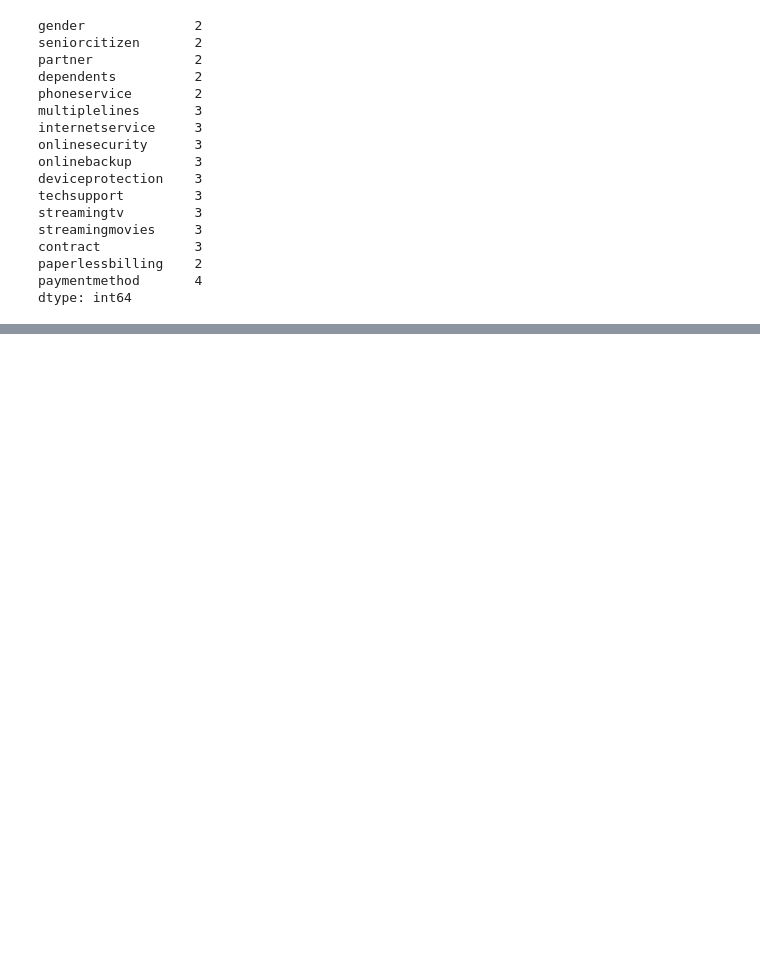
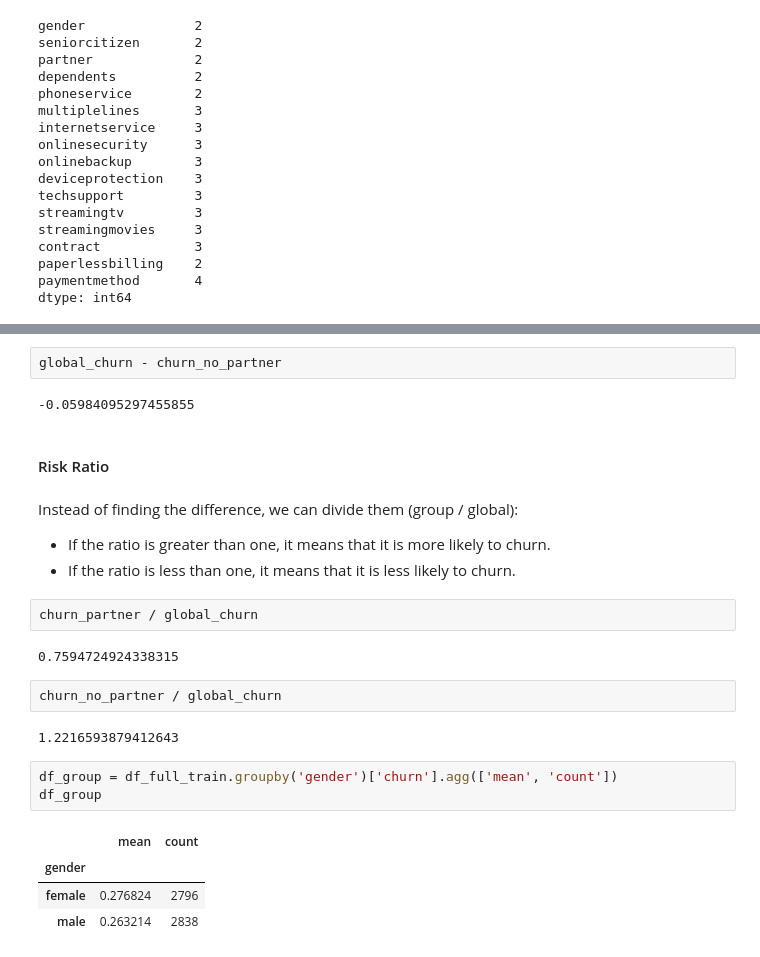
Before and after one commit to SiamakMushakhian/MLOps, a Jupyter notebook: 04. Telco Customer Churn Classification Project.ipynb, the cells around one changed output, grey strips where cells are left out. Saved outputs shown, nothing was run; the diff lists cells and outputs as text; blank space fills up the shorter version.

```diff
--- a/04. Telco Customer Churn Classification Project.ipynb
+++ b/04. Telco Customer Churn Classification Project.ipynb
@@ -264,0 +320,26 @@ dtype: int64
+# %%
+global_churn - churn_no_partner
+# %% [output]
+-0.05984095297455855
+# %% [markdown]
+#### Risk Ratio
+# %% [markdown]
+Instead of finding the difference, we can divide them (group / global):
+- If the ratio is greater than one, it means that it is more likely to churn.
+- If the ratio is less than one, it means that it is less likely to churn.
+# %%
+churn_partner / global_churn
+# %% [output]
+0.7594724924338315
+# %%
+churn_no_partner / global_churn
+# %% [output]
+1.2216593879412643
+# %%
+df_group = df_full_train.groupby('gender')['churn'].agg(['mean', 'count'])
+df_group
+# %% [output]
+|  | mean | count |
+| gender |  |  |
+| female | 0.276824 | 2796 |
+| male | 0.263214 | 2838 |
```
Also changed, not shown: parts of 42 cells of this notebook.
